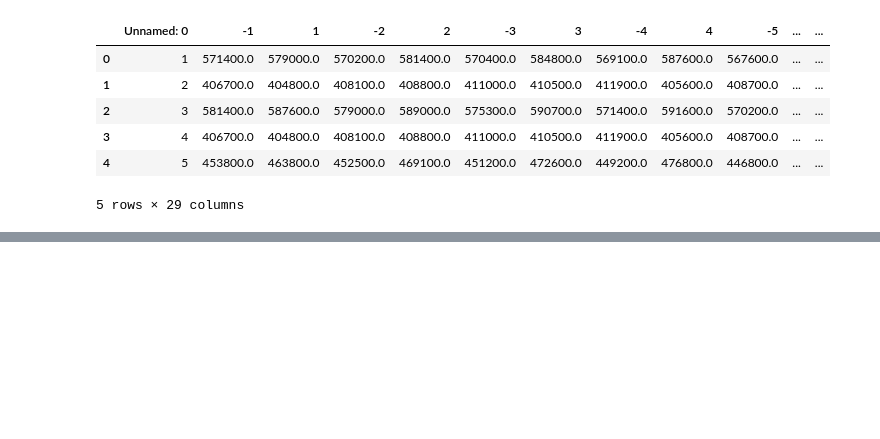
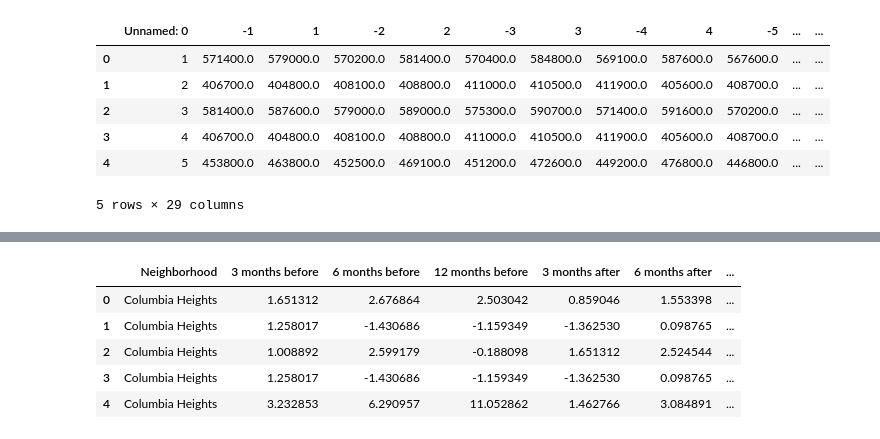
Before and after one commit to arnenewman11/project-one, a Jupyter notebook: Final analysis on data.ipynb, the cells around one changed output, grey strips where cells are left out. Saved outputs shown, nothing was run; the diff lists cells and outputs as text; code cells hidden in the pictures; blank space fills up the shorter version.

```diff
--- a/Final analysis on data.ipynb
+++ b/Final analysis on data.ipynb
@@ -95,0 +109,17 @@ twelve_month_change
+# %%
+df = pd.DataFrame()
+df['Neighborhood']=station_zillow['RegionName']
+df['3 months before'] = three
+df['6 months before'] = six
+df['12 months before'] = twelve
+df['3 months after'] = three1
+df['6 months after'] = six1
+df['12 months after'] = twelve1
+df.head()
+# %% [output]
+|  | Neighborhood | 3 months before | 6 months before | 12 months before | 3 months after | 6 months after | ... |
+| 0 | Columbia Heights | 1.651312 | 2.676864 | 2.503042 | 0.859046 | 1.553398 | ... |
+| 1 | Columbia Heights | 1.258017 | -1.430686 | -1.159349 | -1.362530 | 0.098765 | ... |
+| 2 | Columbia Heights | 1.008892 | 2.599179 | -0.188098 | 1.651312 | 2.524544 | ... |
+| 3 | Columbia Heights | 1.258017 | -1.430686 | -1.159349 | -1.362530 | 0.098765 | ... |
+| 4 | Columbia Heights | 3.232853 | 6.290957 | 11.052862 | 1.462766 | 3.084891 | ... |
```
Also changed, not shown: parts of 7 cells of this notebook, 1 other file.
